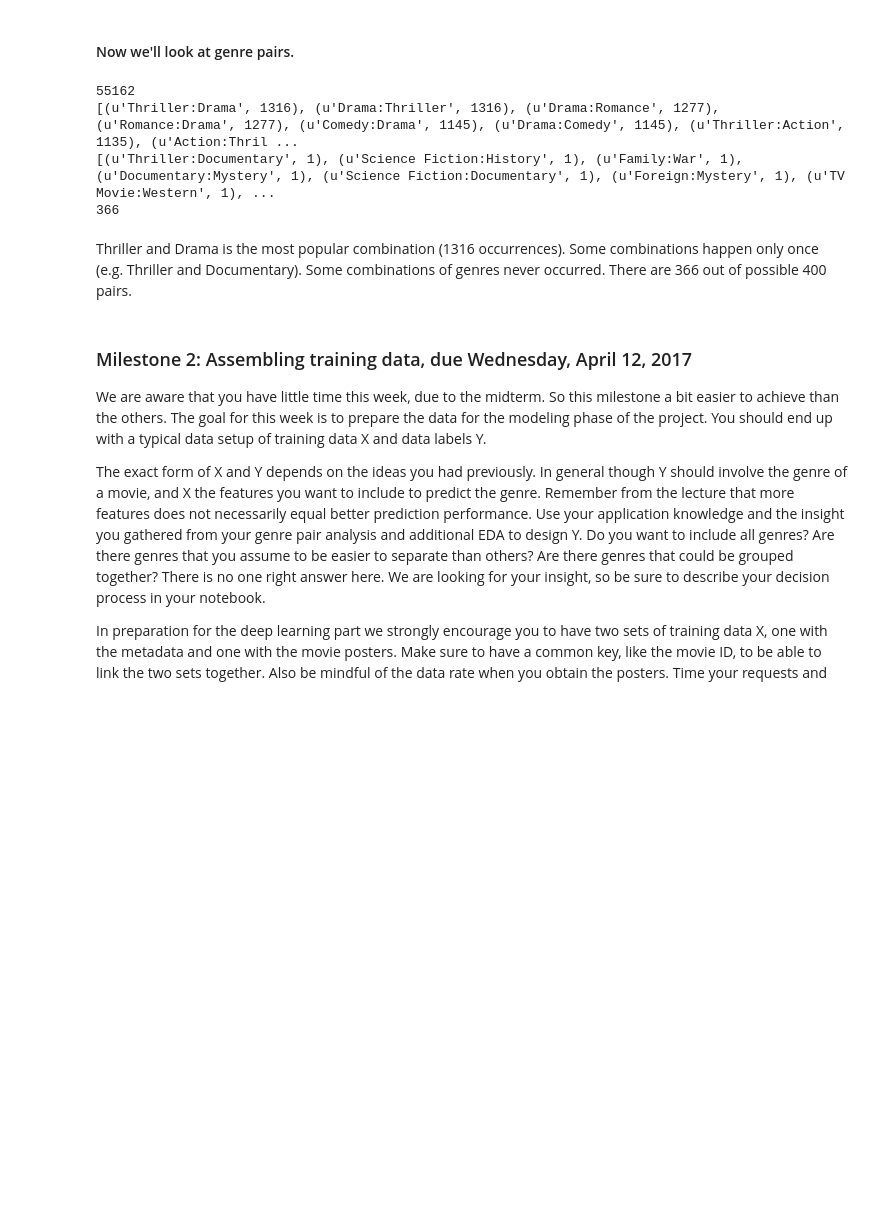
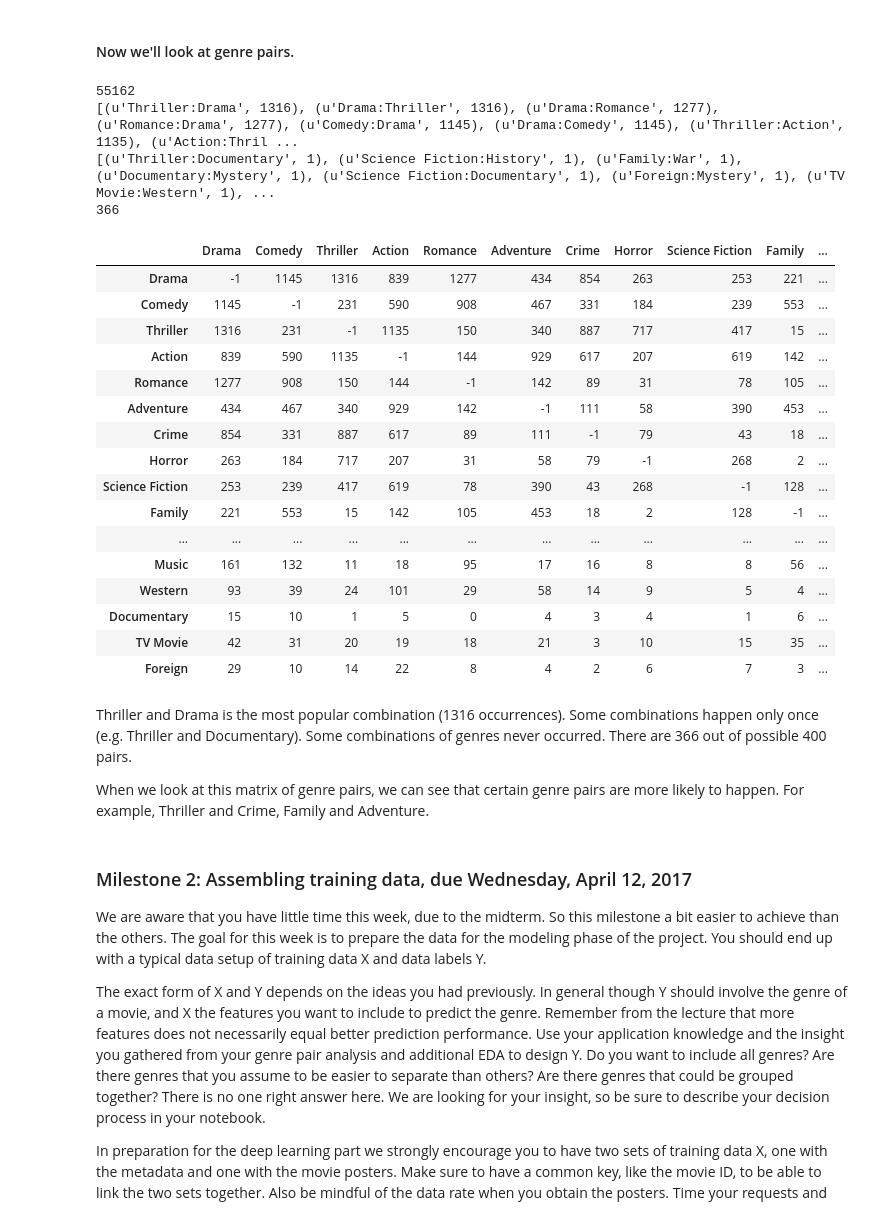
Before and after one commit to adubitskiy/cs109b, a Jupyter notebook: Milestone_1_Timur.ipynb, the cells around one changed output. Cells and saved outputs as stored; diff of their text form; code cells hidden in the pictures; blank space fills up the shorter version.

Commit message:
dataframe for genre pairs

```diff
--- a/Milestone_1_Timur.ipynb
+++ b/Milestone_1_Timur.ipynb
@@ -358,45 +358,83 @@ The least popular is Foreign (0.5%).
 # %% [markdown]
 #### Now we'll look at genre pairs.
 # %%
+from IPython.display import display
+
+
 def explore_genre_pairs(tmdb_movies_df):
     genres_rows = tmdb_movies_df['genres']
     pair_list = []
     genre_list = []
     for genres in genres_rows:
         for genre in genres:
             genre_list.append(genre['name'])
         for i1 in xrange(len(genres) - 1):
             g1 = genres[i1]['name']
             for i2 in xrange(i1 + 1, len(genres)):
                 g2 = genres[i2]['name']
                 k1 = g1 + ':' + g2
                 k2 = g2 + ':' + g1
                 pair_list.append(k1)
                 pair_list.append(k2)
 
-    # counter = Counter(genre_list)
+    genre_counter = Counter(genre_list)
 
-    # sorted_counter_items = sorted(counter.items(), key=operator.itemgetter(1), reverse=True)
-    # for k in sorted_counter_items:
-    #     print '%s: %d' % (k[0], k[1])
+    sorted_counter_items = sorted(genre_counter.items(), key=operator.itemgetter(1), reverse=True)
+    sorted_genres = [i[0] for i in sorted_counter_items]
+
+    pair_counter = Counter(pair_list)
 
     print len(pair_list)
-    pair_counter = Counter(pair_list)
     print pair_counter.most_common(10)
     print pair_counter.most_common()[-10:-1]
     print len(pair_counter)
 
+    num_genres = len(sorted_genres)
+    pair_matrix = np.full((num_genres, num_genres), -1, dtype=np.int)
+
+    for i in xrange(len(sorted_genres)):
+        g1 = sorted_genres[i]
+        for j in xrange(i + 1, len(sorted_genres)):
+            g2 = sorted_genres[j]
+            count = pair_counter[g1 + ":" + g2]
+            pair_matrix[i, j] = count
+            pair_matrix[j, i] = count
+
+    pair_df = pd.DataFrame(pair_matrix, columns=sorted_genres, index=sorted_genres)
+
+    display(pair_df)
+
 
 explore_genre_pairs(tmdb_movies_df)
 # %% [output]
 55162
 [(u'Thriller:Drama', 1316), (u'Drama:Thriller', 1316), (u'Drama:Romance', 1277), (u'Romance:Drama', 1277), (u'Comedy:Drama', 1145), (u'Drama:Comedy', 1145), (u'Thriller:Action', 1135), (u'Action:Thril ...
 [(u'Thriller:Documentary', 1), (u'Science Fiction:History', 1), (u'Family:War', 1), (u'Documentary:Mystery', 1), (u'Science Fiction:Documentary', 1), (u'Foreign:Mystery', 1), (u'TV Movie:Western', 1), ...
 366
+|  | Drama | Comedy | Thriller | Action | Romance | Adventure | Crime | Horror | Science Fiction | Family | ... |
+| Drama | -1 | 1145 | 1316 | 839 | 1277 | 434 | 854 | 263 | 253 | 221 | ... |
+| Comedy | 1145 | -1 | 231 | 590 | 908 | 467 | 331 | 184 | 239 | 553 | ... |
+| Thriller | 1316 | 231 | -1 | 1135 | 150 | 340 | 887 | 717 | 417 | 15 | ... |
+| Action | 839 | 590 | 1135 | -1 | 144 | 929 | 617 | 207 | 619 | 142 | ... |
+| Romance | 1277 | 908 | 150 | 144 | -1 | 142 | 89 | 31 | 78 | 105 | ... |
+| Adventure | 434 | 467 | 340 | 929 | 142 | -1 | 111 | 58 | 390 | 453 | ... |
+| Crime | 854 | 331 | 887 | 617 | 89 | 111 | -1 | 79 | 43 | 18 | ... |
+| Horror | 263 | 184 | 717 | 207 | 31 | 58 | 79 | -1 | 268 | 2 | ... |
+| Science Fiction | 253 | 239 | 417 | 619 | 78 | 390 | 43 | 268 | -1 | 128 | ... |
+| Family | 221 | 553 | 15 | 142 | 105 | 453 | 18 | 2 | 128 | -1 | ... |
+| ... | ... | ... | ... | ... | ... | ... | ... | ... | ... | ... | ... |
+| Music | 161 | 132 | 11 | 18 | 95 | 17 | 16 | 8 | 8 | 56 | ... |
+| Western | 93 | 39 | 24 | 101 | 29 | 58 | 14 | 9 | 5 | 4 | ... |
+| Documentary | 15 | 10 | 1 | 5 | 0 | 4 | 3 | 4 | 1 | 6 | ... |
+| TV Movie | 42 | 31 | 20 | 19 | 18 | 21 | 3 | 10 | 15 | 35 | ... |
+| Foreign | 29 | 10 | 14 | 22 | 8 | 4 | 2 | 6 | 7 | 3 | ... |
 # %% [markdown]
 Thriller and Drama is the most popular combination (1316 occurrences).
 Some combinations happen only once (e.g. Thriller and Documentary).
 Some combinations of genres never occurred. There are 366 out of possible 400 pairs.
+
+When we look at this matrix of genre pairs, we can see that certain genre pairs are more likely to happen.
+For example, Thriller and Crime, Family and Adventure.
 # %% [markdown]
 ### Milestone 2: Assembling training data, due Wednesday, April 12, 2017
 
```
Also changed, not shown: 1 other file.
